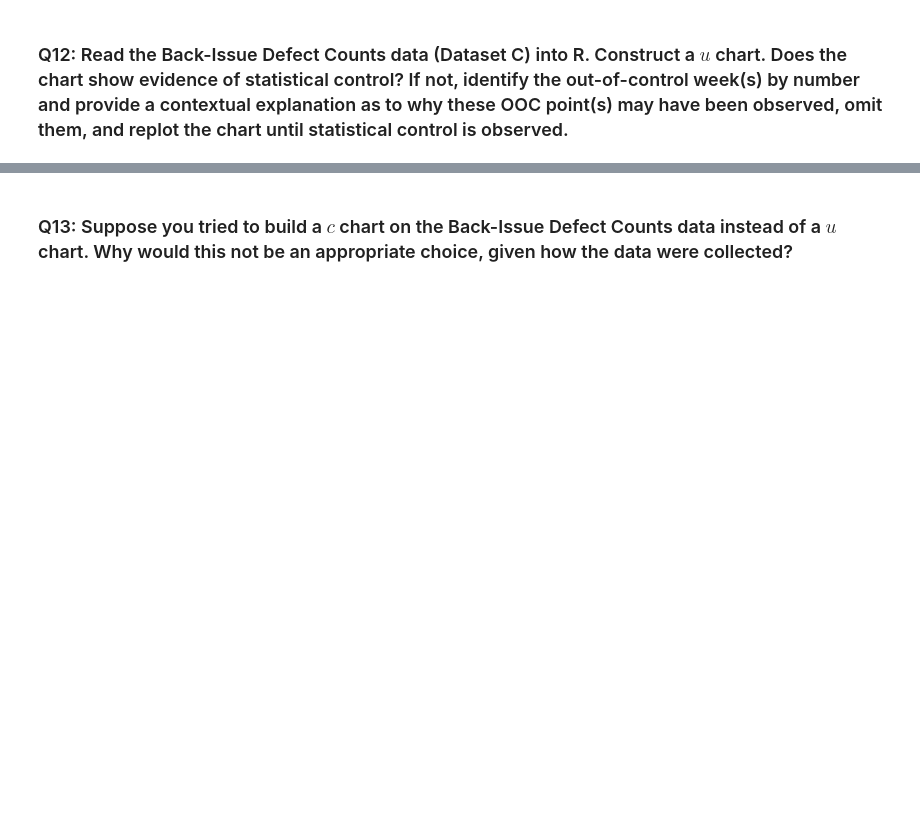
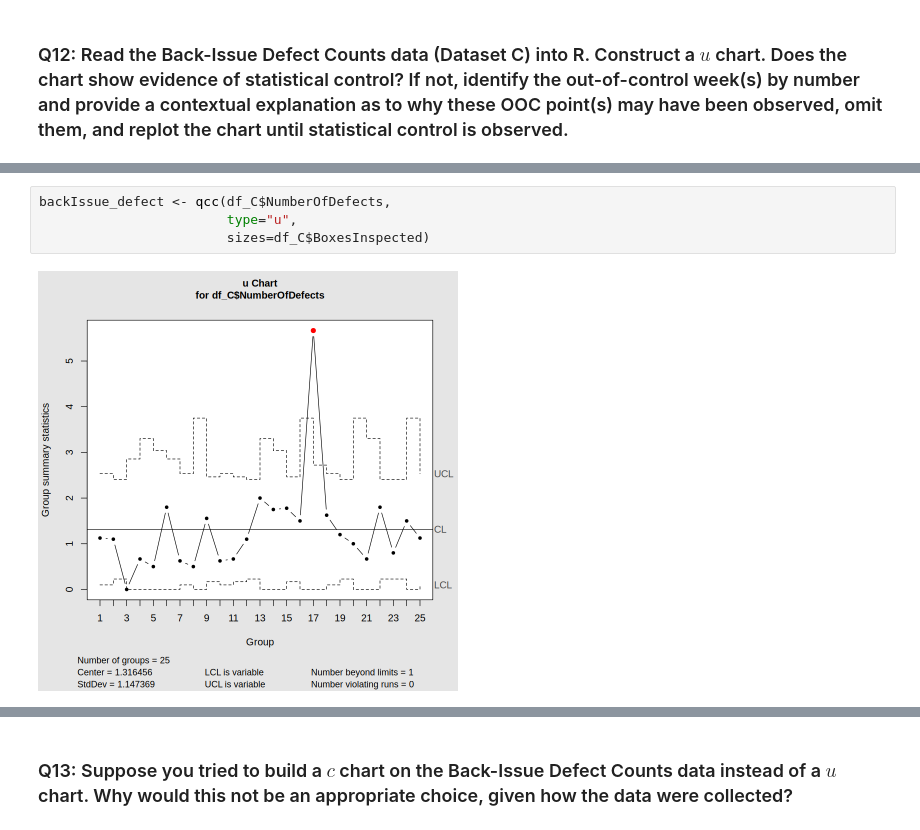
Before and after one commit to tchoud227/STAT-7110-Quality-Control, a Jupyter notebook: Assignments/HW3/STAT-7110-HW3.ipynb, the cells around one changed output, grey strips where cells are left out. Saved outputs shown, nothing was run; the diff lists cells and outputs as text; blank space fills up the shorter version.

```diff
--- a/Assignments/HW3/STAT-7110-HW3.ipynb
+++ b/Assignments/HW3/STAT-7110-HW3.ipynb
@@ -259,0 +308,6 @@ NewRelease_defect <- qcc()
+# %%
+backIssue_defect <- qcc(df_C$NumberOfDefects,
+                        type="u",
+                        sizes=df_C$BoxesInspected)
+# %% [output]
+[figure, added]
```
Also changed, not shown: parts of 12 cells of this notebook.
